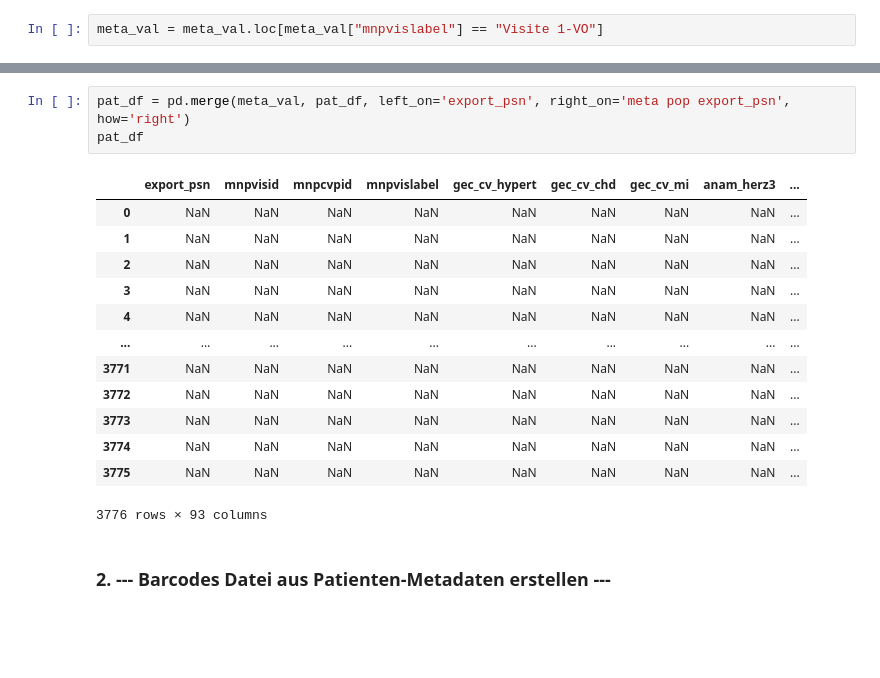
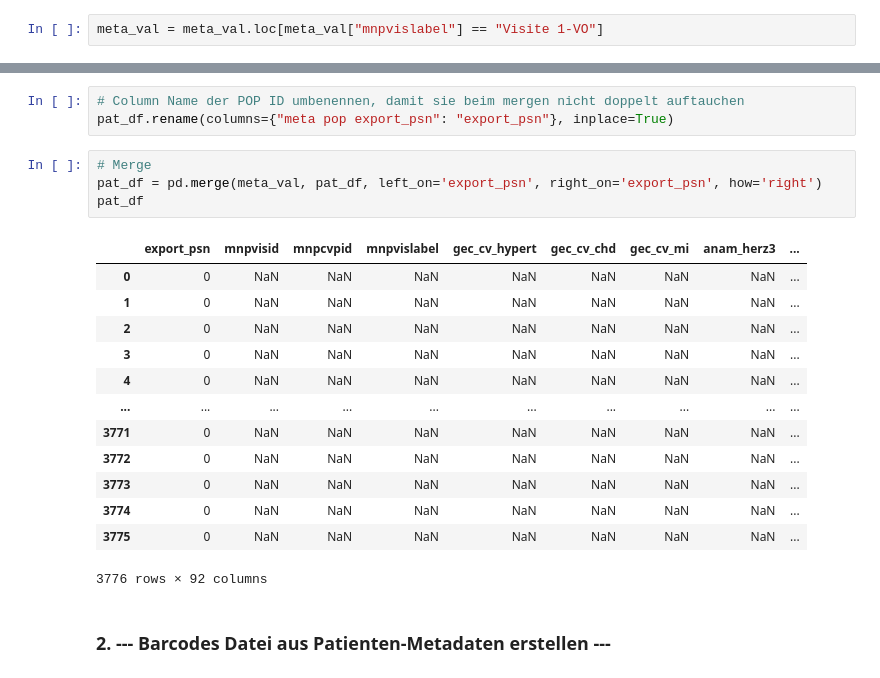
Before and after one commit to dlnija/ScRNA-analysis, a Jupyter notebook: 0_Preassembling.ipynb, the cells around one changed output, grey strips where cells are left out. Drawn from its saved outputs; the diff is of its cells as text; blank space fills up the shorter version.

```diff
--- a/0_Preassembling.ipynb
+++ b/0_Preassembling.ipynb
@@ -252,20 +189,24 @@ meta_val['export_psn'].value_counts().to_dict()
+# %%
+# Column Name der POP ID umbenennen, damit sie beim mergen nicht doppelt auftauchen
+pat_df.rename(columns={"meta pop export_psn": "export_psn"}, inplace=True)
 # %%
-pat_df = pd.merge(meta_val, pat_df, left_on='export_psn', right_on='meta pop export_psn', how='right')
+# Merge
+pat_df = pd.merge(meta_val, pat_df, left_on='export_psn', right_on='export_psn', how='right')
 pat_df
 # %% [output]
 |  | export_psn | mnpvisid | mnpcvpid | mnpvislabel | gec_cv_hypert | gec_cv_chd | gec_cv_mi | anam_herz3 | ... |
-| 0 | NaN | NaN | NaN | NaN | NaN | NaN | NaN | NaN | ... |
-| 1 | NaN | NaN | NaN | NaN | NaN | NaN | NaN | NaN | ... |
-| 2 | NaN | NaN | NaN | NaN | NaN | NaN | NaN | NaN | ... |
-| 3 | NaN | NaN | NaN | NaN | NaN | NaN | NaN | NaN | ... |
-| 4 | NaN | NaN | NaN | NaN | NaN | NaN | NaN | NaN | ... |
+| 0 | 0 | NaN | NaN | NaN | NaN | NaN | NaN | NaN | ... |
+| 1 | 0 | NaN | NaN | NaN | NaN | NaN | NaN | NaN | ... |
+| 2 | 0 | NaN | NaN | NaN | NaN | NaN | NaN | NaN | ... |
+| 3 | 0 | NaN | NaN | NaN | NaN | NaN | NaN | NaN | ... |
+| 4 | 0 | NaN | NaN | NaN | NaN | NaN | NaN | NaN | ... |
 | ... | ... | ... | ... | ... | ... | ... | ... | ... | ... |
-| 3771 | NaN | NaN | NaN | NaN | NaN | NaN | NaN | NaN | ... |
-| 3772 | NaN | NaN | NaN | NaN | NaN | NaN | NaN | NaN | ... |
-| 3773 | NaN | NaN | NaN | NaN | NaN | NaN | NaN | NaN | ... |
-| 3774 | NaN | NaN | NaN | NaN | NaN | NaN | NaN | NaN | ... |
-| 3775 | NaN | NaN | NaN | NaN | NaN | NaN | NaN | NaN | ... |
+| 3771 | 0 | NaN | NaN | NaN | NaN | NaN | NaN | NaN | ... |
+| 3772 | 0 | NaN | NaN | NaN | NaN | NaN | NaN | NaN | ... |
+| 3773 | 0 | NaN | NaN | NaN | NaN | NaN | NaN | NaN | ... |
+| 3774 | 0 | NaN | NaN | NaN | NaN | NaN | NaN | NaN | ... |
+| 3775 | 0 | NaN | NaN | NaN | NaN | NaN | NaN | NaN | ... |
-3776 rows × 93 columns
+3776 rows × 92 columns
 # %% [markdown]
 ### 2. --- Barcodes Datei aus Patienten-Metadaten erstellen ---
 # %%
```
Also changed, not shown: parts of 16 cells of this notebook.
